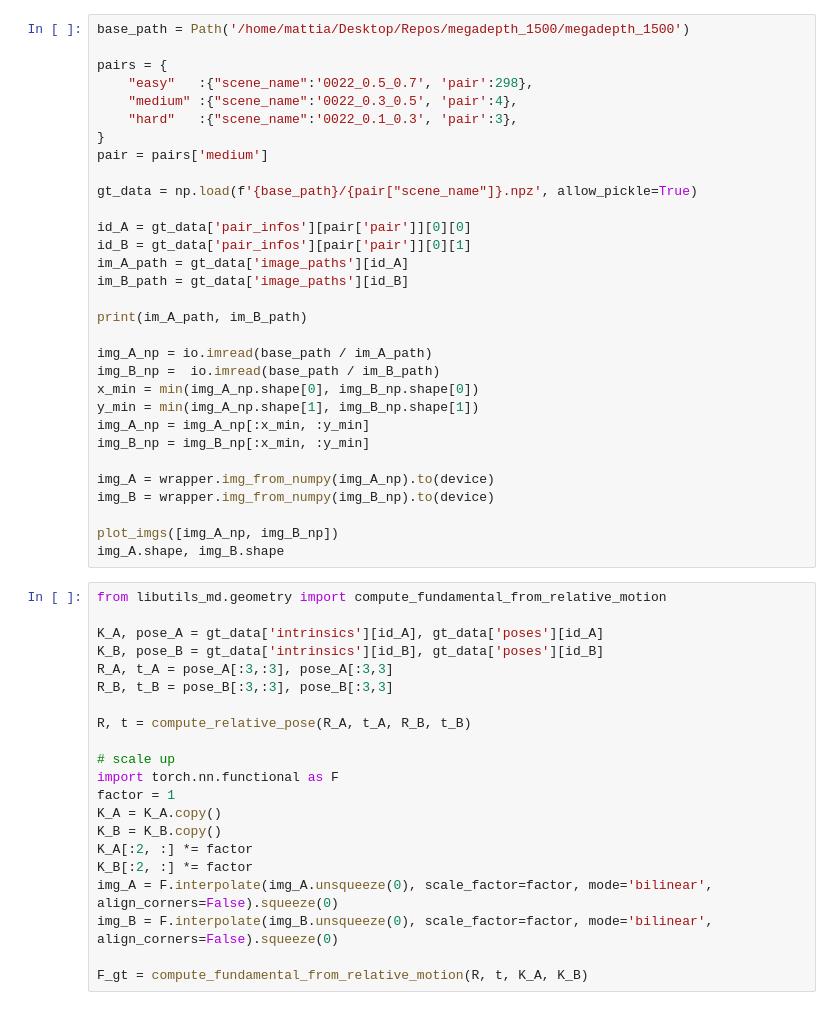
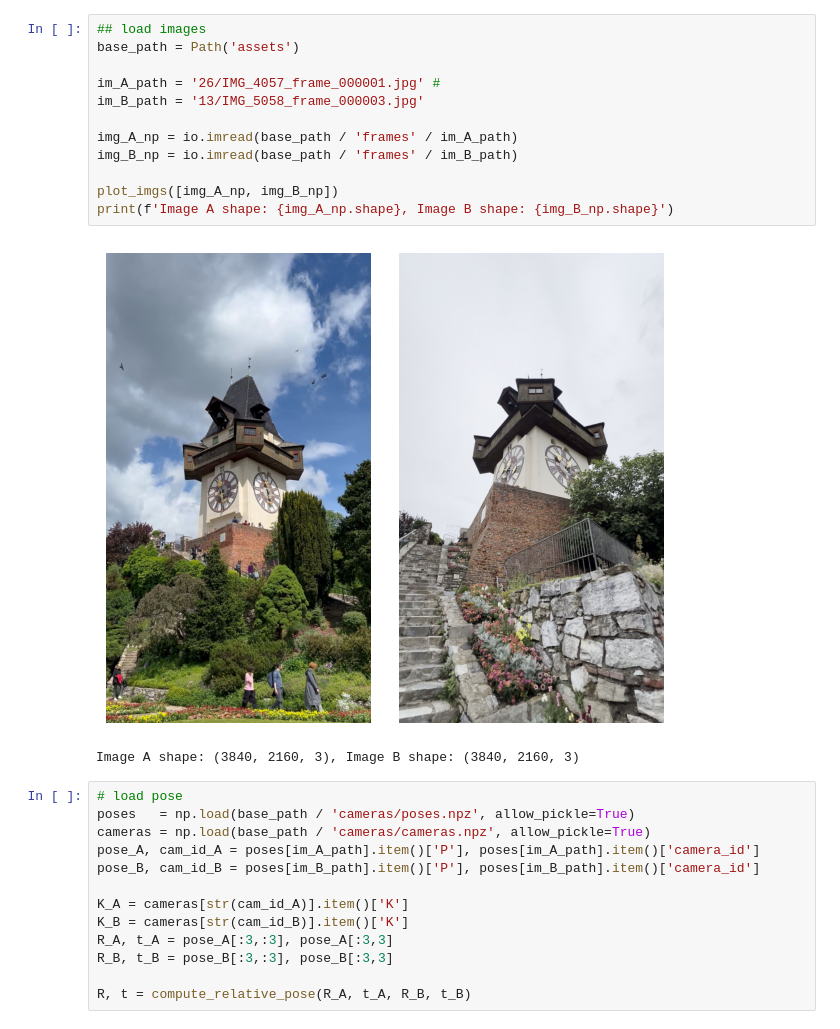
Before and after one commit to mattiadurso/keypoints_factory, a Jupyter notebook: demo.ipynb, the cells around one changed output. Drawn from its saved outputs; the diff is of its cells as text.

Commit message:
demo and assets ready

```diff
--- a/demo.ipynb
+++ b/demo.ipynb
@@ -31,52 +28,28 @@ matcher = MNN(min_score=0.5, ratio_test=1, device=device)
-# %%
-base_path = Path('/home/mattia/Desktop/Repos/megadepth_1500/megadepth_1500')
-
-pairs = {
-    "easy"   :{"scene_name":'0022_0.5_0.7', 'pair':298},
-    "medium" :{"scene_name":'0022_0.3_0.5', 'pair':4},
-    "hard"   :{"scene_name":'0022_0.1_0.3', 'pair':3},
-}
-pair = pairs['medium']
-
-gt_data = np.load(f'{base_path}/{pair["scene_name"]}.npz', allow_pickle=True)
-
-id_A = gt_data['pair_infos'][pair['pair']][0][0]
-id_B = gt_data['pair_infos'][pair['pair']][0][1]
-im_A_path = gt_data['image_paths'][id_A]
-im_B_path = gt_data['image_paths'][id_B]
-
-print(im_A_path, im_B_path)
-
-img_A_np = io.imread(base_path / im_A_path)
-img_B_np =  io.imread(base_path / im_B_path)
-x_min = min(img_A_np.shape[0], img_B_np.shape[0])
-y_min = min(img_A_np.shape[1], img_B_np.shape[1])
-img_A_np = img_A_np[:x_min, :y_min]
-img_B_np = img_B_np[:x_min, :y_min]
-
-img_A = wrapper.img_from_numpy(img_A_np).to(device)
-img_B = wrapper.img_from_numpy(img_B_np).to(device)
-
-plot_imgs([img_A_np, img_B_np])
-img_A.shape, img_B.shape
-# %%
-from libutils_md.geometry import compute_fundamental_from_relative_motion
-
-K_A, pose_A = gt_data['intrinsics'][id_A], gt_data['poses'][id_A]
-K_B, pose_B = gt_data['intrinsics'][id_B], gt_data['poses'][id_B]
-R_A, t_A = pose_A[:3,:3], pose_A[:3,3]
-R_B, t_B = pose_B[:3,:3], pose_B[:3,3]
-
-R, t = compute_relative_pose(R_A, t_A, R_B, t_B)
-
-# scale up
-import torch.nn.functional as F
-factor = 1
-K_A = K_A.copy()
-K_B = K_B.copy()
-K_A[:2, :] *= factor
-K_B[:2, :] *= factor
-img_A = F.interpolate(img_A.unsqueeze(0), scale_factor=factor, mode='bilinear', align_corners=False).squeeze(0)
-img_B = F.interpolate(img_B.unsqueeze(0), scale_factor=factor, mode='bilinear', align_corners=False).squeeze(0)
-
-F_gt = compute_fundamental_from_relative_motion(R, t, K_A, K_B)
+# %%
+## load images
+base_path = Path('assets')
+
+im_A_path = '26/IMG_4057_frame_000001.jpg' #
+im_B_path = '13/IMG_5058_frame_000003.jpg'
+
+img_A_np = io.imread(base_path / 'frames' / im_A_path)
+img_B_np = io.imread(base_path / 'frames' / im_B_path)
+
+plot_imgs([img_A_np, img_B_np])
+print(f'Image A shape: {img_A_np.shape}, Image B shape: {img_B_np.shape}')
+# %% [output]
+[figure, added]
+Image A shape: (3840, 2160, 3), Image B shape: (3840, 2160, 3)
+# %%
+# load pose
+poses   = np.load(base_path / 'cameras/poses.npz', allow_pickle=True)
+cameras = np.load(base_path / 'cameras/cameras.npz', allow_pickle=True)
+pose_A, cam_id_A = poses[im_A_path].item()['P'], poses[im_A_path].item()['camera_id']
+pose_B, cam_id_B = poses[im_B_path].item()['P'], poses[im_B_path].item()['camera_id']
+
+K_A = cameras[str(cam_id_A)].item()['K']
+K_B = cameras[str(cam_id_B)].item()['K']
+R_A, t_A = pose_A[:3,:3], pose_A[:3,3]
+R_B, t_B = pose_B[:3,:3], pose_B[:3,3]
+
+R, t = compute_relative_pose(R_A, t_A, R_B, t_B)
```
Also changed, not shown: parts of 14 cells of this notebook, 4 other files.
